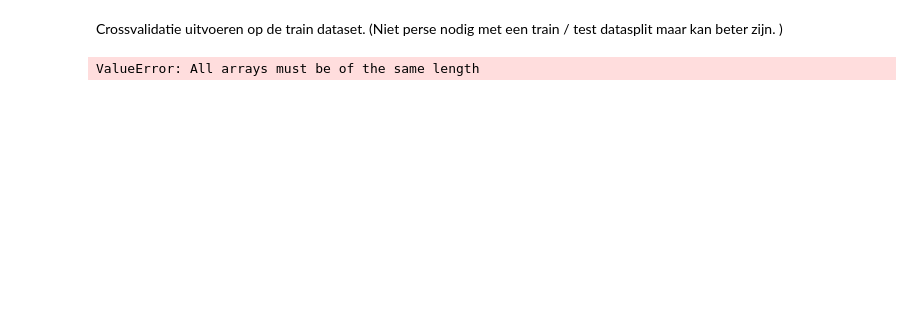
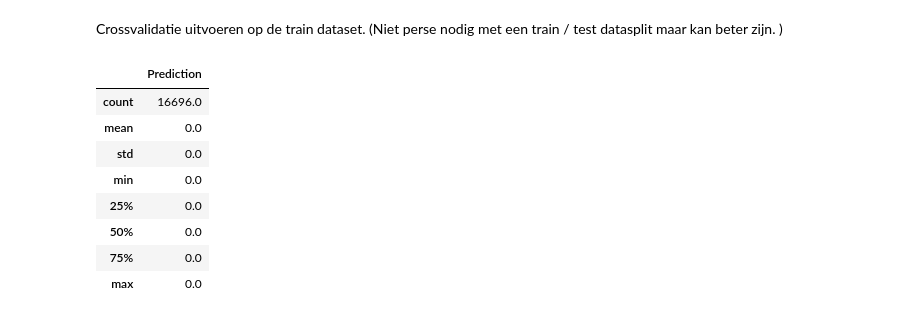
Before and after one commit to Fl-ris/Lifelines_Classifier, a Jupyter notebook: Lifelines_classifier.ipynb, the cells around one changed output. Saved outputs shown, nothing was run; the diff lists cells and outputs as text; code cells hidden in the pictures; blank space fills up the shorter version.

Commit message:
Model evaluatie code toegevoegd.

```diff
--- a/Lifelines_classifier.ipynb
+++ b/Lifelines_classifier.ipynb
@@ -197,7 +197,7 @@ Machine learning:
 # %%
 
 X = lifelines_df[["GENDER", "AGE_T1", "WORK_T1", "HEIGHT_T1", "WEIGHT_T1", "EDUCATION_LOWER_T1", "FINANCE_T1"]].to_numpy()
-y = lifelines_df["LOW_QUALITY_OF_LIFE_T1"].to_numpy()
+y = lifelines_df["GENDER"].to_numpy()
 
 X.shape, X.dtype, y.shape, y.dtype
 # %% [output]
@@ -217,6 +217,12 @@ To-do: andere features selecteren voor X.
 # %%
 # Datasplit:
 X_train, X_test, y_train, y_test = train_test_split(X,y, train_size=0.8)
+
+y_train = np.nan_to_num(y)
+X_train = np.nan_to_num(X)
+
+y_test = np.nan_to_num(y)
+X_test = np.nan_to_num(X)
 # %% [markdown]
 Er is nu een split gemaakt van 80% train data en 20% evaluatiedata.
 # %%
@@ -258,9 +263,27 @@ You can try to debug the error by setting error_score='raise'.
 # %% [markdown]
 Crossvalidatie uitvoeren op de train dataset. (Niet perse nodig met een train / test datasplit maar kan beter zijn. )
 # %%
-from sklearn.feature_selection import SelectKBest
-selector = SelectKBest(k=7).fit(X, y)
+# from sklearn.feature_selection import SelectKBest
+# selector = SelectKBest(k=7).fit(X_train, y_train)
 
-pd.DataFrame({"Attribute": codebook["attribute"][:-1], "Score": selector.scores_}).sort_values("Score", ascending=False).set_index("Attribute")
+# pd.DataFrame({"Attribute": codebook["attribute"], "Score": selector.scores_}).sort_values("Score", ascending=False).set_index("Attribute")
-# %% [output]
-ValueError: All arrays must be of the same length
+# %%
+model = AdaBoostClassifier().fit(X_train, y_train)
+
+lifelines_df["Prediction"] = model.predict(X_test)
+
+codebook["attribute"].append("Prediction")
+codebook["unit"].append("score")
+codebook["dtype"].append("float32")
+
+pd.DataFrame(lifelines_df["Prediction"].describe())
+# %% [output]
+|  | Prediction |
+| count | 16696.0 |
+| mean | 0.0 |
+| std | 0.0 |
+| min | 0.0 |
+| 25% | 0.0 |
+| 50% | 0.0 |
+| 75% | 0.0 |
+| max | 0.0 |
```
Also changed, not shown: parts of 10 cells of this notebook.
